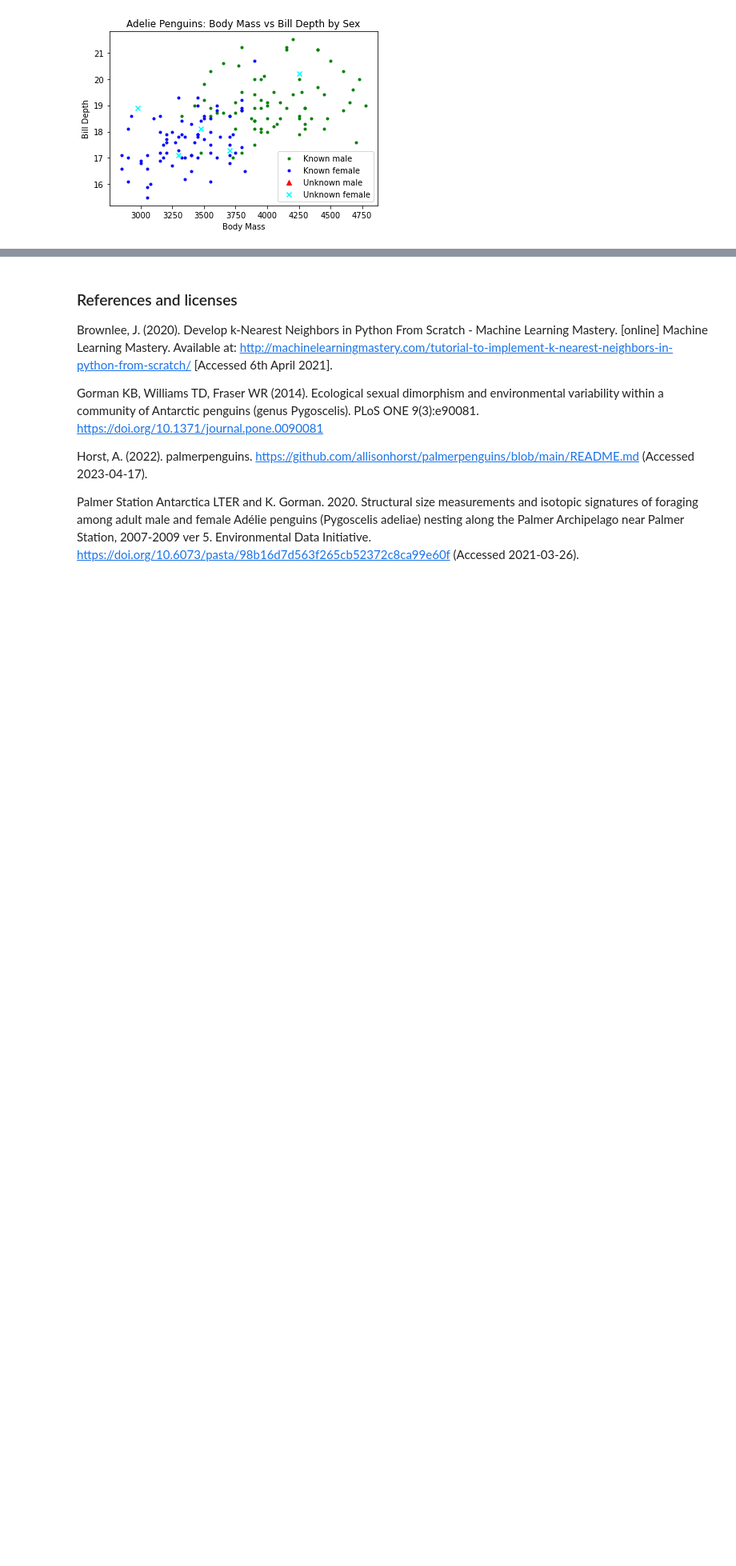
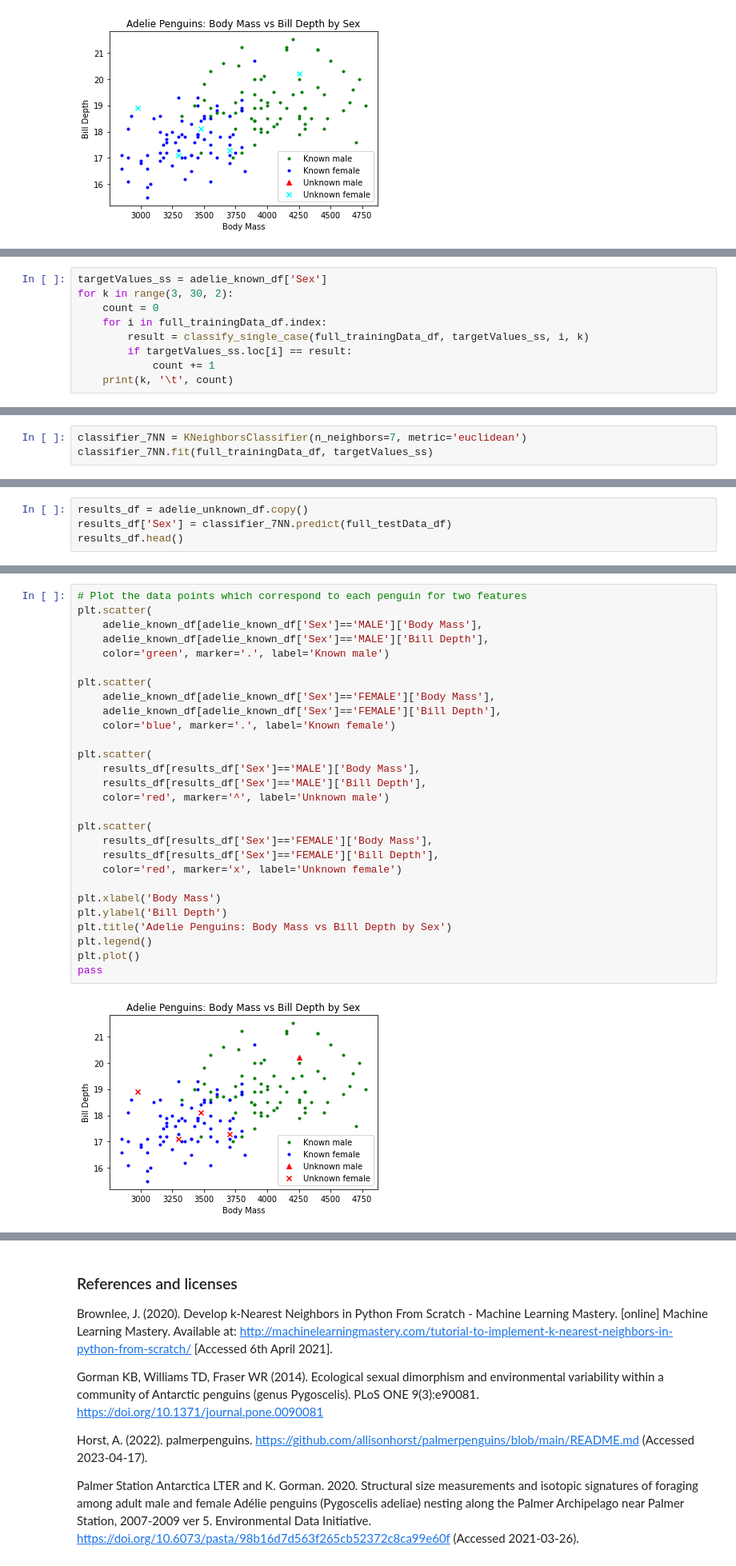
Before and after one commit to MaryGarvey/TM351, a Jupyter notebook: TMA02 EMA_Preparation/penguins.ipynb, the cells around one changed output, grey strips where cells are left out. Shown at 80% size. Saved outputs shown, nothing was run; the diff lists cells and outputs as text; blank space fills up the shorter version.

```diff
--- a/TMA02 EMA_Preparation/penguins.ipynb
+++ b/TMA02 EMA_Preparation/penguins.ipynb
@@ -1411,0 +1461,9 @@ Back to losing the unknown male. Perhaps more investigation is needed to look at
+# %%
+targetValues_ss = adelie_known_df['Sex']
+for k in range(3, 30, 2):
+    count = 0
+    for i in full_trainingData_df.index:
+        result = classify_single_case(full_trainingData_df, targetValues_ss, i, k)
+        if targetValues_ss.loc[i] == result:
+            count += 1
+    print(k, '\t', count)
@@ -1411,0 +1489,3 @@ Back to losing the unknown male. Perhaps more investigation is needed to look at
+# %%
+classifier_7NN = KNeighborsClassifier(n_neighbors=7, metric='euclidean')
+classifier_7NN.fit(full_trainingData_df, targetValues_ss)
@@ -1411,0 +1494,4 @@ Back to losing the unknown male. Perhaps more investigation is needed to look at
+# %%
+results_df = adelie_unknown_df.copy()
+results_df['Sex'] = classifier_7NN.predict(full_testData_df)
+results_df.head()
@@ -1411,0 +1507,30 @@ Back to losing the unknown male. Perhaps more investigation is needed to look at
+# %%
+# Plot the data points which correspond to each penguin for two features
+plt.scatter(
+    adelie_known_df[adelie_known_df['Sex']=='MALE']['Body Mass'],
+    adelie_known_df[adelie_known_df['Sex']=='MALE']['Bill Depth'],
+    color='green', marker='.', label='Known male')
+
+plt.scatter(
+    adelie_known_df[adelie_known_df['Sex']=='FEMALE']['Body Mass'],
+    adelie_known_df[adelie_known_df['Sex']=='FEMALE']['Bill Depth'],
+    color='blue', marker='.', label='Known female')
+
+plt.scatter(
+    results_df[results_df['Sex']=='MALE']['Body Mass'],
+    results_df[results_df['Sex']=='MALE']['Bill Depth'],
+    color='red', marker='^', label='Unknown male')
+
+plt.scatter(
+    results_df[results_df['Sex']=='FEMALE']['Body Mass'],
+    results_df[results_df['Sex']=='FEMALE']['Bill Depth'],
+    color='red', marker='x', label='Unknown female')
+
+plt.xlabel('Body Mass')
+plt.ylabel('Bill Depth')
+plt.title('Adelie Penguins: Body Mass vs Bill Depth by Sex')
+plt.legend()
+plt.plot()
+pass
+# %% [output]
+[figure, added]
```
Also changed, not shown: parts of 25 cells of this notebook.
